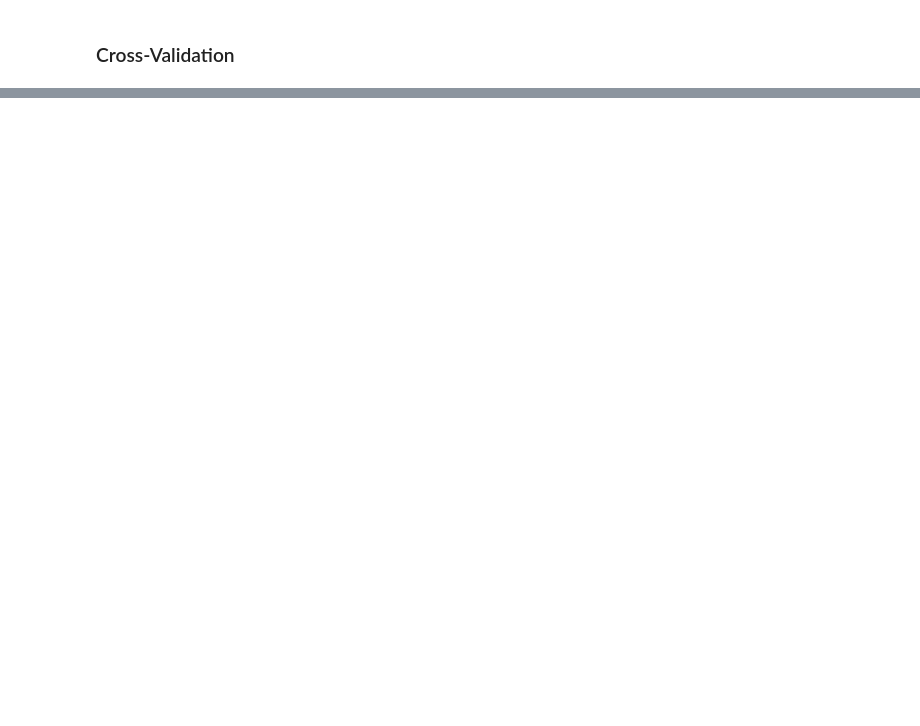
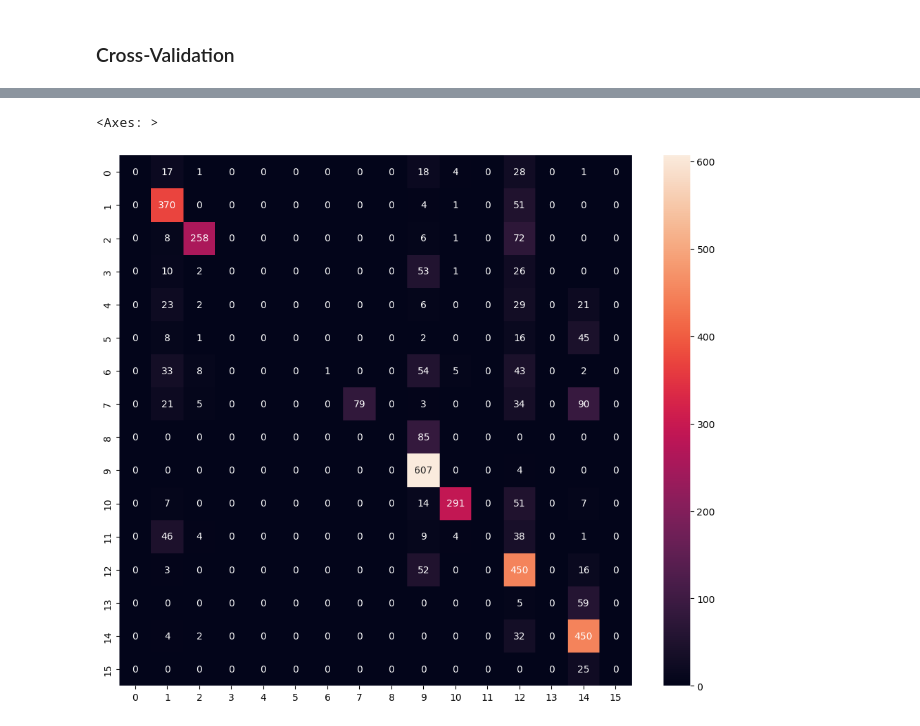
Before and after one commit to C7A7A/story-beats, a Jupyter notebook: story-beats.ipynb, the cells around one changed output, grey strips where cells are left out. Cells and saved outputs as stored; diff of their text form; code cells hidden in the pictures; blank space fills up the shorter version.

```diff
--- a/story-beats.ipynb
+++ b/story-beats.ipynb
@@ -282,10 +291,10 @@ for index, row in full_data.iterrows():
     movie_name = row['movie']
     scene_id = row['scene_id']
 
-    embedding = movies_subtitles.get(movie_name, {}).get(scene_id, None)
+    embedding = movies_scenes_subtitles.get(movie_name, {}).get(scene_id, None)
 
     embeddings.append(embedding)
 
 full_data.insert(full_data.columns.get_loc('label'), 'embedding', embeddings)
-full_data.head()
+full_data.tail()
 # %% [output]
@@ -313,13 +317,13 @@ X = np.hstack((X, embeddings))
 y = full_data_clean['label']
 
 param_dist = {
-    'n_estimators': [100, 150, 200, 225, 250],
-    'min_samples_split': [5, 10, 15],
-    'min_samples_leaf': [5, 8, 10],
-    'max_depth': [1, 2, 5, 10, 15, 20]
+    'n_estimators': [210, 240, 200, 225, 250],
+    'min_samples_split': [15, 25, 35],
+    'min_samples_leaf': [10, 15, 20],
+    'max_depth': [10, 15, 20, 25, 30, 50]
 }
 
-random_search = RandomizedSearchCV(RandomForestClassifier(random_state=23), param_distributions=param_dist, n_iter=10, cv=10, random_state=23, n_jobs=-1)
+random_search = RandomizedSearchCV(RandomForestClassifier(random_state=23), param_distributions=param_dist, n_iter=10, cv=5, random_state=23, n_jobs=-1)
 random_search.fit(X, y)
 
 print("Best parameters:", random_search.best_params_)
@@ -330,6 +334,8 @@ Best parameters: {'n_estimators': 225, 'min_samples_split': 15, 'min_samples_lea
 # %% [markdown]
 ### Cross-Validation
 # %%
-model = RandomForestClassifier(random_state=23, n_estimators=225, min_samples_split=15, min_samples_leaf=8, max_depth=10)
-scores = cross_val_score(model, X, y, cv=5)
-print(f"Mean Accuracy from cross-validation: {np.mean(scores)}")
+model = RandomForestClassifier(random_state=23, n_estimators=200, min_samples_split=15, min_samples_leaf=20, max_depth=15)
+model.fit(X, y)
+y_pred = model.predict(X)
+# scores = cross_val_score(model, X, y, cv=5)
+# print(f"Mean Accuracy from cross-validation: {np.mean(scores)}")
@@ -337,0 +372,7 @@ Mean Accuracy from cross-validation: 0.3405263157894737
+# %%
+# Assuming 'model', 'X', and 'y' are already defined
+# predicted = cross_val_predict(model, X, y, cv=5)
+conf_matrix = confusion_matrix(y, y_pred)
+
+print("Confusion Matrix:")
+print(conf_matrix)
@@ -337,0 +397,9 @@ Mean Accuracy from cross-validation: 0.3405263157894737
+# %%
+import seaborn as sns
+import matplotlib.pyplot as plt
+
+fig, ax = plt.subplots(figsize=(12,10))
+sns.heatmap(conf_matrix, fmt='g', ax=ax, annot=True)
+# %% [output]
+<Axes: >
+[figure, added]
```
Also changed, not shown: parts of 30 cells of this notebook, 2 other files.
